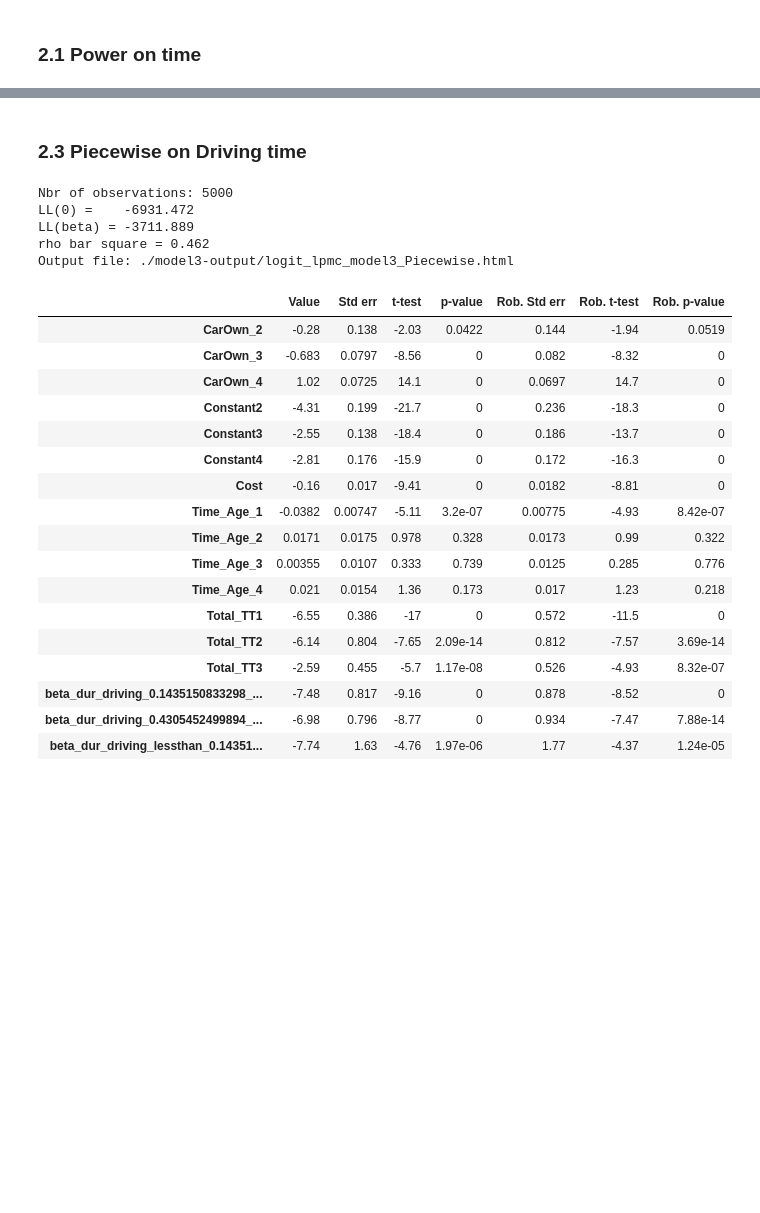
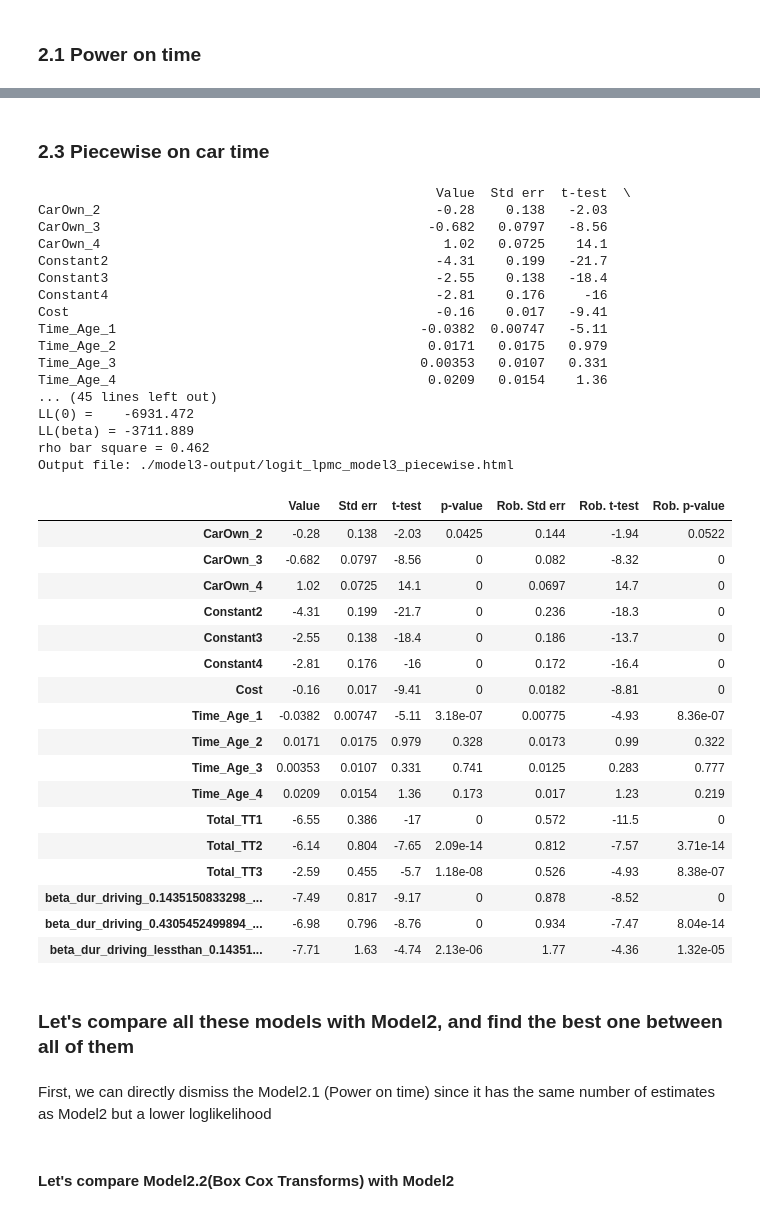
Before and after one commit to baohien97/EPFL-Modelling-Behaviour, a Jupyter notebook: Project-1/LPMC_model3.ipynb, the cells around one changed output, grey strips where cells are left out. Saved outputs shown, nothing was run; the diff lists cells and outputs as text; code cells hidden in the pictures; blank space fills up the shorter version.

```diff
--- a/Project-1/LPMC_model3.ipynb
+++ b/Project-1/LPMC_model3.ipynb
@@ -204,5 +224,5 @@ Output file: ./model3-output/logit_lpmc_model3_BoxCox.html
 # %% [markdown]
-### 2.3 Piecewise on Driving time
+### 2.3 Piecewise on car time
 # %%
 thresholds = [None, 0.5 * pandas.dur_driving.mean(), 1.5 * pandas.dur_driving.mean(), None]
 init_Betas_TT4 = [0,0,0]
@@ -217,60 +237,73 @@ init_Betas_TT4 = [0,0,0]
 
 Opt1 = Constant1 + Total_TT1 * dur_walking + Time_Age_1 * dur_walking * age
 Opt2 = Constant2 + Total_TT2 * dur_cycling + CarOwn_2 * car_ownership + Time_Age_2 * dur_cycling * age
-Opt3 = Constant3 + Cost * cost_public + Total_TT3 * dur_public + CarOwn_3 * car_ownership +\
-                    Time_Age_3 * dur_public * age
-Opt4 = Constant4 + Cost * cost_driving + piecewiseFormula(dur_driving, thresholds, init_Betas_TT4)+\
-                    CarOwn_4 * car_ownership + Time_Age_4 * dur_driving * age
+Opt3 = Constant3 + Cost * cost_public + Total_TT3 * dur_public + CarOwn_3 * car_ownership +  Time_Age_3 * dur_public * age
+Opt4 = Constant4 + Cost * cost_driving + piecewiseFormula(dur_driving, thresholds, init_Betas_TT4)+ CarOwn_4 * car_ownership +\
+                    Time_Age_4 * dur_driving * age
 
 
 V = {1: Opt1,2: Opt2,3: Opt3,4: Opt4}
 av = {1: 1,2: 1,3: 1,4: 1}
 # %%
 output_dir = "./model3-output"
-filepath = os.path.join(output_dir, "logit_lpmc_model3_Piecewise")
+filepath = os.path.join(output_dir, "logit_lpmc_model3_piecewise")
 if not os.path.exists(output_dir):
     os.mkdir(output_dir)
-
-# delete previously saved html and pickle
-for file in glob.glob(f"{filepath}*"):
-    os.remove(file)
 
 # The choice model is a logit, with availability conditions
 logprob = loglogit(V,av,chosenAlternative)
 biogeme  = bio.BIOGEME(database,logprob)
 biogeme.modelName = filepath
 results = biogeme.estimate()
-
 # Get the results in a pandas table
 pandasResults = results.getEstimatedParameters()
+print(pandasResults)
 print(f"Nbr of observations: {database.getNumberOfObservations()}")
 print(f"LL(0) =    {results.data.initLogLike:.3f}")
 print(f"LL(beta) = {results.data.logLike:.3f}")
 print(f"rho bar square = {results.data.rhoBarSquare:.3g}")
 print(f"Output file: {results.data.htmlFileName}")
 
 pandasResults
 # %% [output]
-Nbr of observations: 5000
+                                                   Value  Std err  t-test  \
+CarOwn_2                                           -0.28    0.138   -2.03
+CarOwn_3                                          -0.682   0.0797   -8.56
+CarOwn_4                                            1.02   0.0725    14.1
+Constant2                                          -4.31    0.199   -21.7
+Constant3                                          -2.55    0.138   -18.4
+Constant4                                          -2.81    0.176     -16
+Cost                                               -0.16    0.017   -9.41
+Time_Age_1                                       -0.0382  0.00747   -5.11
+Time_Age_2                                        0.0171   0.0175   0.979
+Time_Age_3                                       0.00353   0.0107   0.331
+Time_Age_4                                        0.0209   0.0154    1.36
+... (45 lines left out)
 LL(0) =    -6931.472
 LL(beta) = -3711.889
 rho bar square = 0.462
-Output file: ./model3-output/logit_lpmc_model3_Piecewise.html
+Output file: ./model3-output/logit_lpmc_model3_piecewise.html
 |  | Value | Std err | t-test | p-value | Rob. Std err | Rob. t-test | Rob. p-value |
-| CarOwn_2 | -0.28 | 0.138 | -2.03 | 0.0422 | 0.144 | -1.94 | 0.0519 |
-| CarOwn_3 | -0.683 | 0.0797 | -8.56 | 0 | 0.082 | -8.32 | 0 |
+| CarOwn_2 | -0.28 | 0.138 | -2.03 | 0.0425 | 0.144 | -1.94 | 0.0522 |
+| CarOwn_3 | -0.682 | 0.0797 | -8.56 | 0 | 0.082 | -8.32 | 0 |
 | CarOwn_4 | 1.02 | 0.0725 | 14.1 | 0 | 0.0697 | 14.7 | 0 |
 | Constant2 | -4.31 | 0.199 | -21.7 | 0 | 0.236 | -18.3 | 0 |
 | Constant3 | -2.55 | 0.138 | -18.4 | 0 | 0.186 | -13.7 | 0 |
-| Constant4 | -2.81 | 0.176 | -15.9 | 0 | 0.172 | -16.3 | 0 |
+| Constant4 | -2.81 | 0.176 | -16 | 0 | 0.172 | -16.4 | 0 |
 | Cost | -0.16 | 0.017 | -9.41 | 0 | 0.0182 | -8.81 | 0 |
-| Time_Age_1 | -0.0382 | 0.00747 | -5.11 | 3.2e-07 | 0.00775 | -4.93 | 8.42e-07 |
-| Time_Age_2 | 0.0171 | 0.0175 | 0.978 | 0.328 | 0.0173 | 0.99 | 0.322 |
-| Time_Age_3 | 0.00355 | 0.0107 | 0.333 | 0.739 | 0.0125 | 0.285 | 0.776 |
-| Time_Age_4 | 0.021 | 0.0154 | 1.36 | 0.173 | 0.017 | 1.23 | 0.218 |
+| Time_Age_1 | -0.0382 | 0.00747 | -5.11 | 3.18e-07 | 0.00775 | -4.93 | 8.36e-07 |
+| Time_Age_2 | 0.0171 | 0.0175 | 0.979 | 0.328 | 0.0173 | 0.99 | 0.322 |
+| Time_Age_3 | 0.00353 | 0.0107 | 0.331 | 0.741 | 0.0125 | 0.283 | 0.777 |
+| Time_Age_4 | 0.0209 | 0.0154 | 1.36 | 0.173 | 0.017 | 1.23 | 0.219 |
 | Total_TT1 | -6.55 | 0.386 | -17 | 0 | 0.572 | -11.5 | 0 |
-| Total_TT2 | -6.14 | 0.804 | -7.65 | 2.09e-14 | 0.812 | -7.57 | 3.69e-14 |
-| Total_TT3 | -2.59 | 0.455 | -5.7 | 1.17e-08 | 0.526 | -4.93 | 8.32e-07 |
-| beta_dur_driving_0.1435150833298_... | -7.48 | 0.817 | -9.16 | 0 | 0.878 | -8.52 | 0 |
-| beta_dur_driving_0.4305452499894_... | -6.98 | 0.796 | -8.77 | 0 | 0.934 | -7.47 | 7.88e-14 |
-| beta_dur_driving_lessthan_0.14351... | -7.74 | 1.63 | -4.76 | 1.97e-06 | 1.77 | -4.37 | 1.24e-05 |
+| Total_TT2 | -6.14 | 0.804 | -7.65 | 2.09e-14 | 0.812 | -7.57 | 3.71e-14 |
+| Total_TT3 | -2.59 | 0.455 | -5.7 | 1.18e-08 | 0.526 | -4.93 | 8.38e-07 |
+| beta_dur_driving_0.1435150833298_... | -7.49 | 0.817 | -9.17 | 0 | 0.878 | -8.52 | 0 |
+| beta_dur_driving_0.4305452499894_... | -6.98 | 0.796 | -8.76 | 0 | 0.934 | -7.47 | 8.04e-14 |
+| beta_dur_driving_lessthan_0.14351... | -7.71 | 1.63 | -4.74 | 2.13e-06 | 1.77 | -4.36 | 1.32e-05 |
+# %% [markdown]
+### Let's compare all these models with Model2, and find the best one between all of them
+# %% [markdown]
+First, we can directly dismiss the Model2.1 (Power on time) since it has the same number of estimates as Model2 but a lower loglikelihood
+# %% [markdown]
+#### Let's compare Model2.2(Box Cox Transforms) with Model2
```
Also changed, not shown: parts of 12 cells of this notebook, 2 other files.
